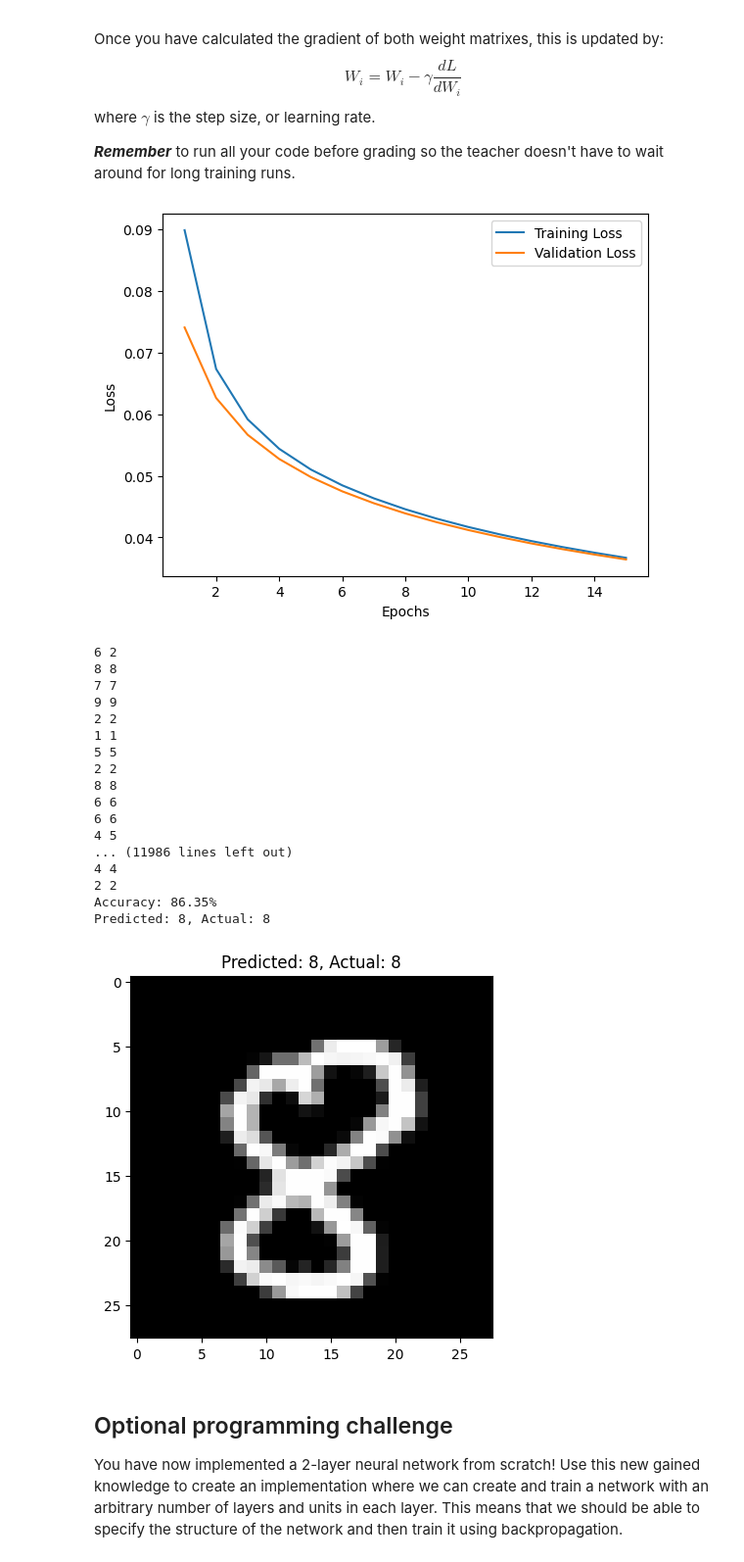
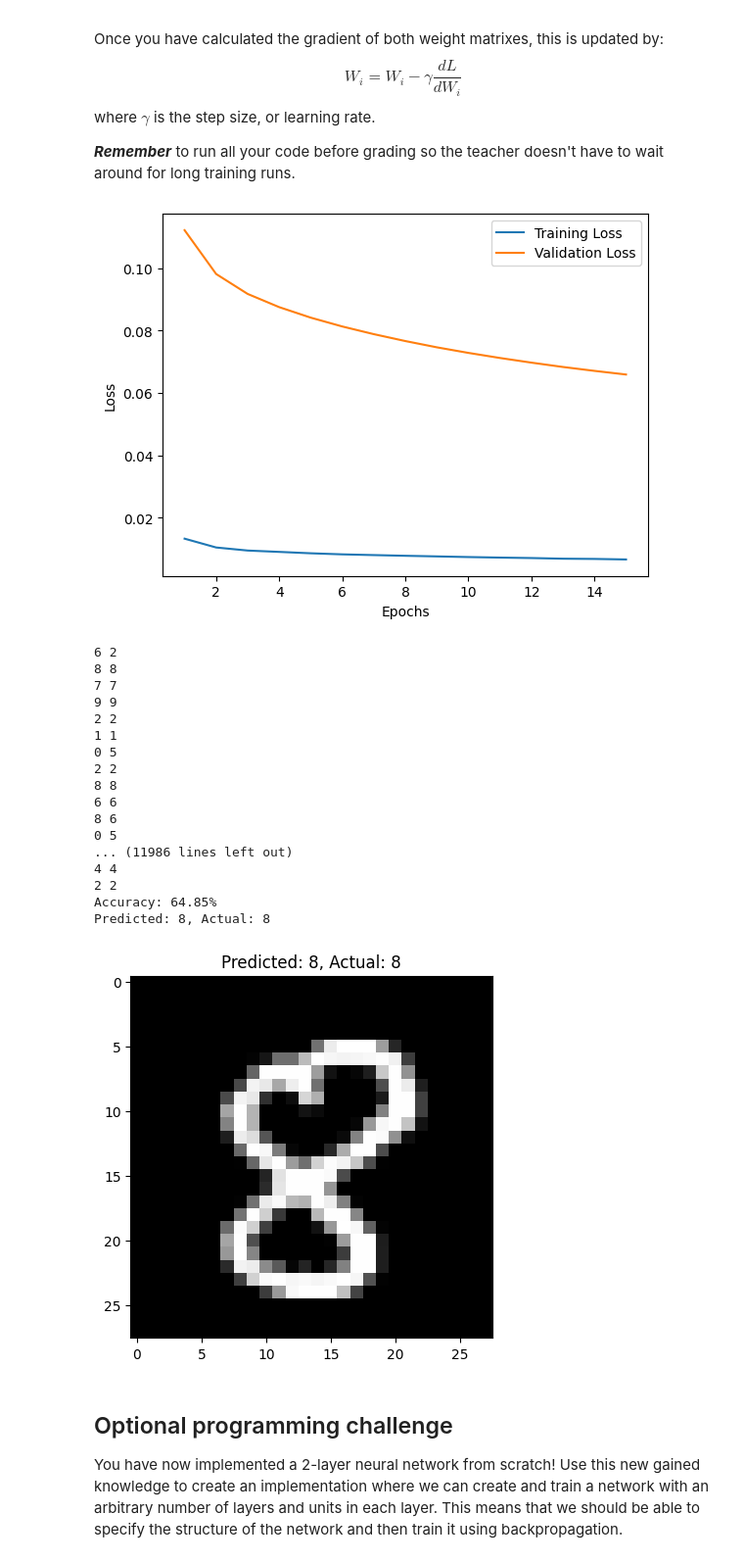
Before and after one commit to Hundmat/D7046E, a Jupyter notebook: exercise1/ANN-Exercise-1.ipynb, the cells around one changed output. Shown: that part at 98% size. Drawn from its saved outputs; the diff is of its cells as text; code cells hidden in the pictures.

```diff
--- a/exercise1/ANN-Exercise-1.ipynb
+++ b/exercise1/ANN-Exercise-1.ipynb
@@ -527,10 +528,13 @@ where $\gamma$ is the step size, or learning rate.
 import numpy as np
 import matplotlib.pyplot as plt
 import sys
-
+import random
 loss_validation_array=[]
 loss_array=[]
 
+
+#Create random batch for SGD
+random_batch = random.randrange(0, batch_size-101)
 
 epochs = 15  # Set the number of epochs to train for
 D_in = 784   # Input size, images are 28x28 = 784 element vectors
@@ -553,7 +557,7 @@ for epoch in range(epochs):
         inputs = inputs.numpy()
         labels = labels.numpy()
 
-        for i in range(batch_size):
+        for i in range(random_batch, random_batch+100):
             # iterate through the mini-batch and perform forward pass and backward pass
             x = inputs[i].reshape((1, D_in))
             y = np.eye(10)[labels[i]]    # 1-hot encoding
@@ -566,6 +570,7 @@ for epoch in range(epochs):
             # Compute loss function, squared error
 
             loss += np.mean(np.square(y_pred - y))
+
 
 
             # Compute gradients of square-error loss with respect to w1 and w2 using backpropagation
@@ -617,50 +622,50 @@ for inputs, labels in test_loader:
         x = inputs[i].reshape((1, D_in))
         y = np.eye(10)[labels[i]]    # 1-hot encoding
 
         h = x.dot(w1)
         h_relu = np.maximum(h, 0) # ReLU activation
         y_pred = h_relu.dot(w2)
 
         total += 1
         print(np.argmax(y_pred), np.argmax(y))
         correct += int(np.argmax(y_pred) == np.argmax(y))
 print(f'Accuracy: {(correct/total)*100:.2f}%')
 
 # Example of the network predicting correctly with an image and the output
 example_image, example_label = test_dataset[1]
 example_image = example_image.view(-1, 784)
 
 # Predict the class of the example image
 example_image = example_image.numpy().reshape((1, D_in))
 h = example_image.dot(w1)
 h_relu = np.maximum(h, 0)  # ReLU activation
 example_prediction = h_relu.dot(w2)
 
 # Get the index of the max log-probability
 example_predicted = np.argmax(example_prediction)
 
 print(f'Predicted: {example_predicted}, Actual: {example_label}')
 plt.imshow(example_image.reshape(28, 28), cmap='gray')
 plt.title(f'Predicted: {example_predicted}, Actual: {example_label}')
 plt.show()
 # %% [output]
-[figure, old version]
+[figure, new version]
 6 2
 8 8
 7 7
 9 9
 2 2
 1 1
-5 5
+0 5
 2 2
 8 8
 6 6
-6 6
-4 5
+8 6
+0 5
 ... (11986 lines left out)
 4 4
 2 2
-Accuracy: 86.35%
+Accuracy: 64.85%
 Predicted: 8, Actual: 8
 [figure]
 # %% [markdown]
```
Also changed, not shown: parts of 3 cells of this notebook.
